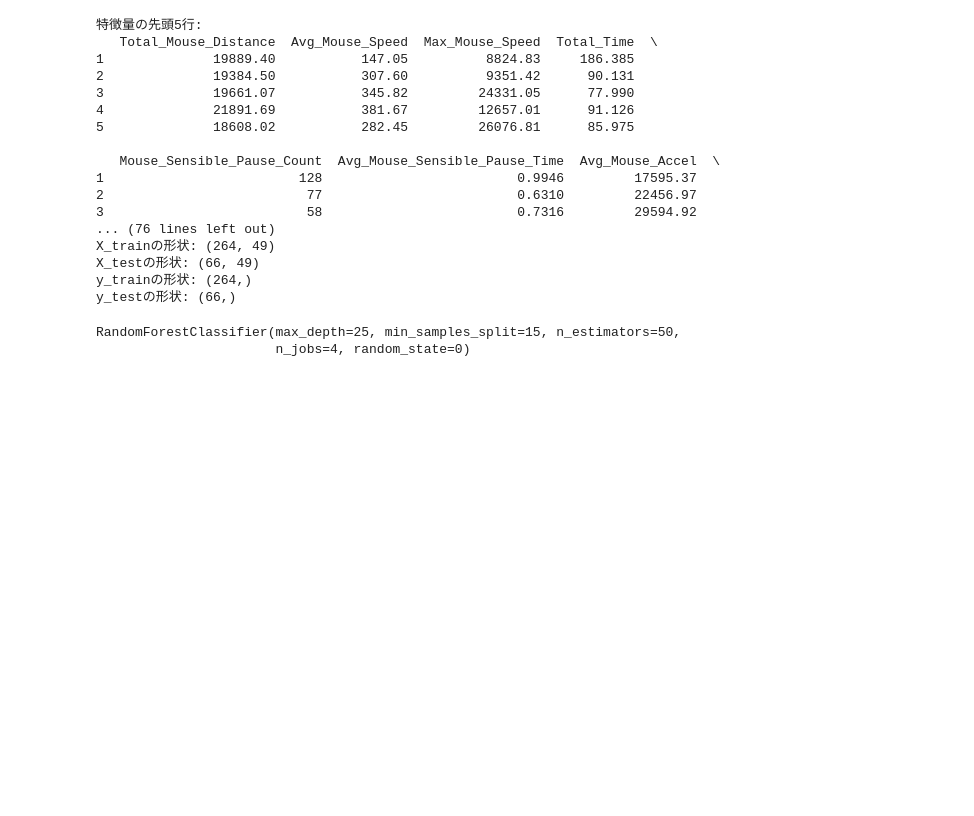
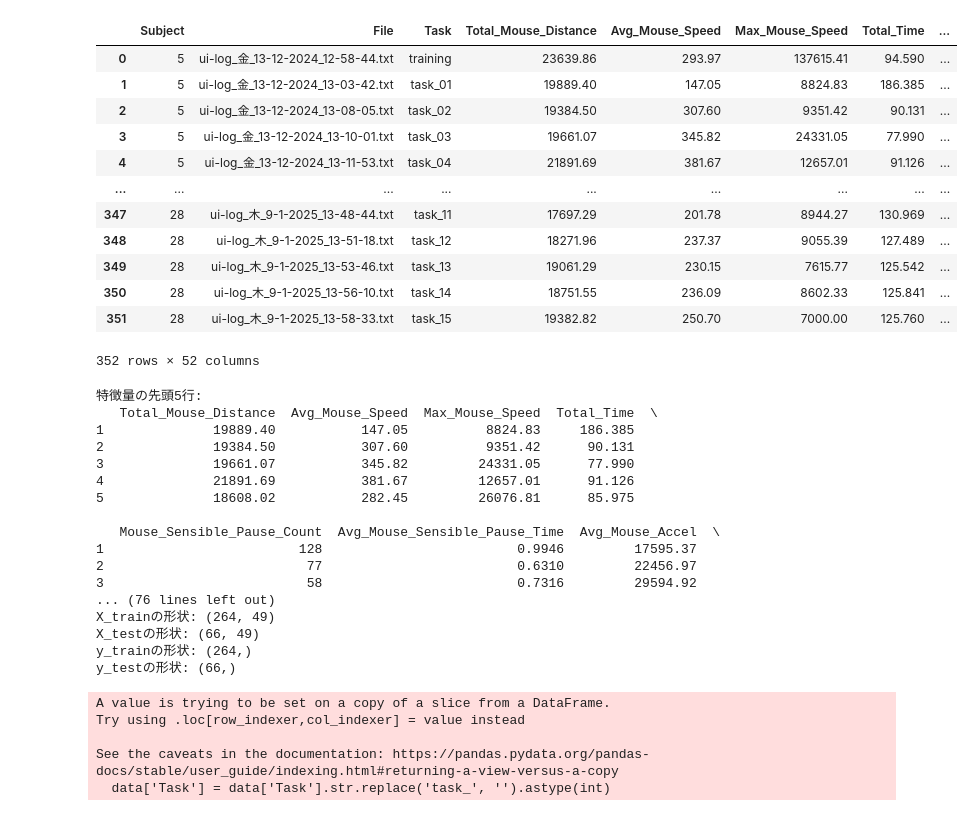
Before and after one commit to RakiPanda/ui-log_ExtractValues, a Jupyter notebook: ui-log_feature_importance.ipynb, the cells around one changed output. Cells and saved outputs as stored; diff of their text form; code cells hidden in the pictures; blank space fills up the shorter version.

```diff
--- a/ui-log_feature_importance.ipynb
+++ b/ui-log_feature_importance.ipynb
@@ -9,10 +9,25 @@ from sklearn.ensemble import RandomForestClassifier
+# %%
+# ファイルパス
+file_path = './ui_log_features_main_expt.csv'
+
+# CSVファイルの読み込み
+data = pd.read_csv(file_path)
+data
+# %% [output]
+|  | Subject | File | Task | Total_Mouse_Distance | Avg_Mouse_Speed | Max_Mouse_Speed | Total_Time | ... |
+| 0 | 5 | ui-log_金_13-12-2024_12-58-44.txt | training | 23639.86 | 293.97 | 137615.41 | 94.590 | ... |
+| 1 | 5 | ui-log_金_13-12-2024_13-03-42.txt | task_01 | 19889.40 | 147.05 | 8824.83 | 186.385 | ... |
+| 2 | 5 | ui-log_金_13-12-2024_13-08-05.txt | task_02 | 19384.50 | 307.60 | 9351.42 | 90.131 | ... |
+| 3 | 5 | ui-log_金_13-12-2024_13-10-01.txt | task_03 | 19661.07 | 345.82 | 24331.05 | 77.990 | ... |
+| 4 | 5 | ui-log_金_13-12-2024_13-11-53.txt | task_04 | 21891.69 | 381.67 | 12657.01 | 91.126 | ... |
+| ... | ... | ... | ... | ... | ... | ... | ... | ... |
+| 347 | 28 | ui-log_木_9-1-2025_13-48-44.txt | task_11 | 17697.29 | 201.78 | 8944.27 | 130.969 | ... |
+| 348 | 28 | ui-log_木_9-1-2025_13-51-18.txt | task_12 | 18271.96 | 237.37 | 9055.39 | 127.489 | ... |
+| 349 | 28 | ui-log_木_9-1-2025_13-53-46.txt | task_13 | 19061.29 | 230.15 | 7615.77 | 125.542 | ... |
+| 350 | 28 | ui-log_木_9-1-2025_13-56-10.txt | task_14 | 18751.55 | 236.09 | 8602.33 | 125.841 | ... |
+| 351 | 28 | ui-log_木_9-1-2025_13-58-33.txt | task_15 | 19382.82 | 250.70 | 7000.00 | 125.760 | ... |
+352 rows × 52 columns
 # %%
-# ファイルパス
-file_path = './ui_log_features_main_expt.csv'
-
-# CSVファイルの読み込み
-data = pd.read_csv(file_path)
-
 # "training"の行を除外
 data = data[data['Task'] != 'training']
 
@@ -57,29 +72,8 @@ X_trainの形状: (264, 49)
 X_testの形状: (66, 49)
 y_trainの形状: (264,)
 y_testの形状: (66,)
+A value is trying to be set on a copy of a slice from a DataFrame.
+Try using .loc[row_indexer,col_indexer] = value instead
+
+See the caveats in the documentation: https://pandas.pydata.org/pandas-docs/stable/user_guide/indexing.html#returning-a-view-versus-a-copy
+  data['Task'] = data['Task'].str.replace('task_', '').astype(int)
-# %%
-# RandomForestClassifierの設定
-clf = RandomForestClassifier(
-    bootstrap=True,
-    class_weight=None,
-    criterion='gini',
-    max_depth=25,
-    max_features='sqrt',  # 修正箇所: 'auto' -> 'sqrt'
-    max_leaf_nodes=None,
-    min_impurity_decrease=0.0,
-    min_samples_leaf=1,
-    min_samples_split=15,
-    min_weight_fraction_leaf=0.0,
-    n_estimators=50,
-    n_jobs=4,
-    oob_score=False,
-    random_state=0,
-    verbose=0,
-    warm_start=False
-)
-
-# モデルの学習
-clf.fit(X_train, y_train)
-# %% [output]
-RandomForestClassifier(max_depth=25, min_samples_split=15, n_estimators=50,
-                       n_jobs=4, random_state=0)
```
Also changed, not shown: parts of 9 cells of this notebook.
